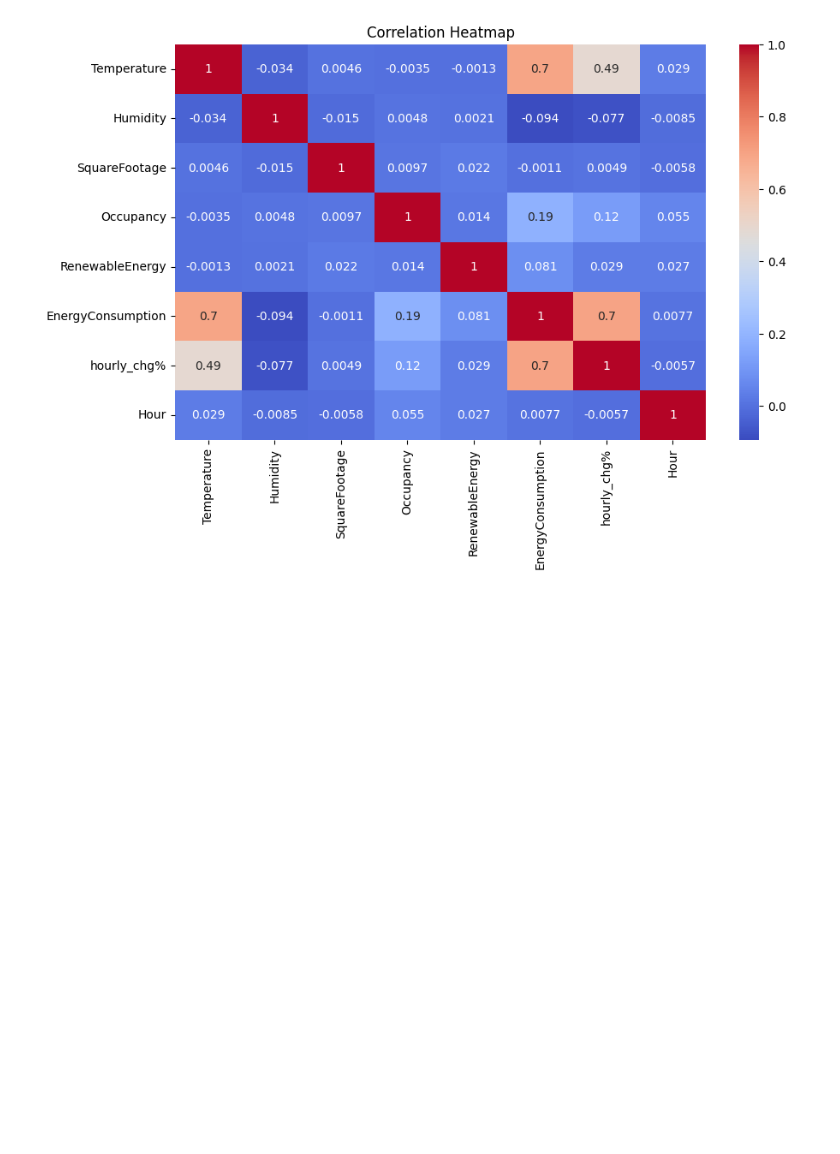
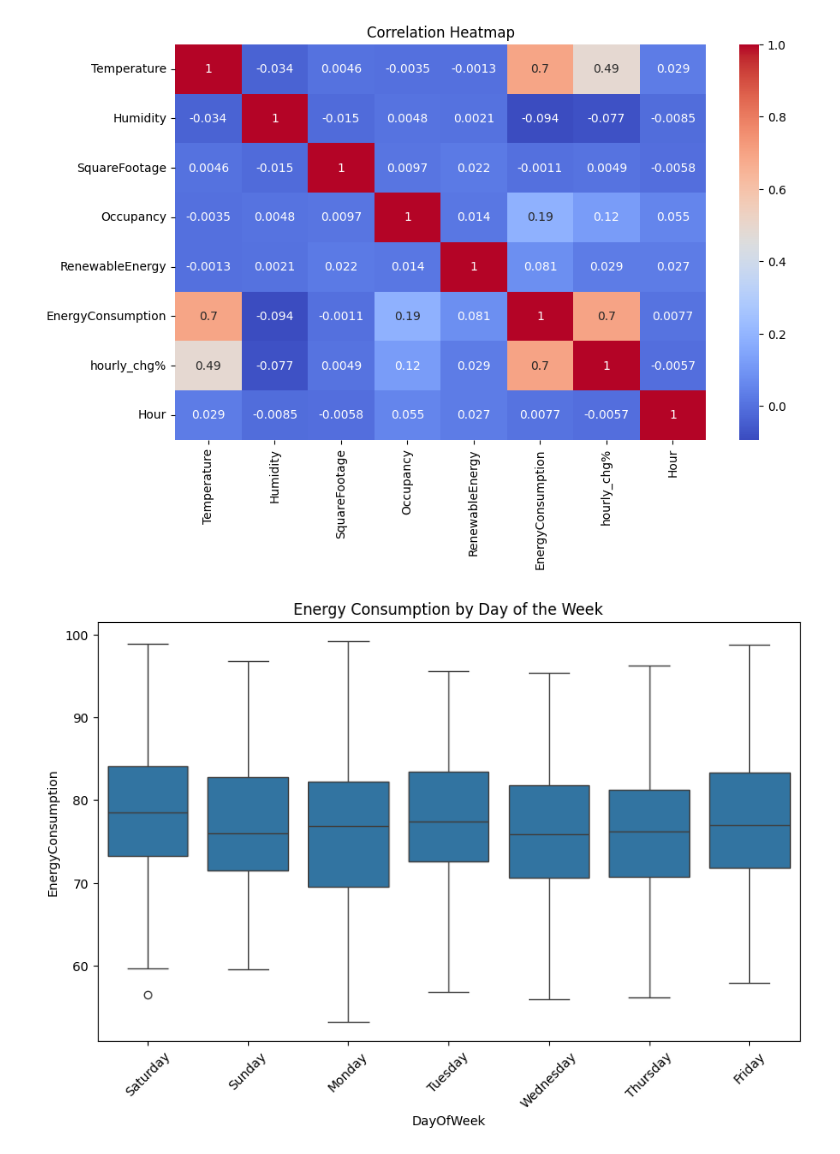
Before and after one commit to vijaivimu/TimeSeriesAnalysis, a Jupyter notebook: src/dataExploration.ipynb, the cells around one changed output. Drawn from its saved outputs; the diff is of its cells as text; code cells hidden in the pictures; blank space fills up the shorter version.

```diff
--- a/src/dataExploration.ipynb
+++ b/src/dataExploration.ipynb
@@ -331,3 +331,12 @@ plt.title('Correlation Heatmap')
 plt.show()
 # %% [output]
 [figure]
+# %%
+import seaborn as sns
+plt.figure(figsize=(10,6))
+sns.boxplot(x='DayOfWeek', y='EnergyConsumption', data=df)
+plt.title('Energy Consumption by Day of the Week')
+plt.xticks(rotation=45)
+plt.show()
+# %% [output]
+[figure, added]
```
Also changed, not shown: parts of 2 cells of this notebook.
